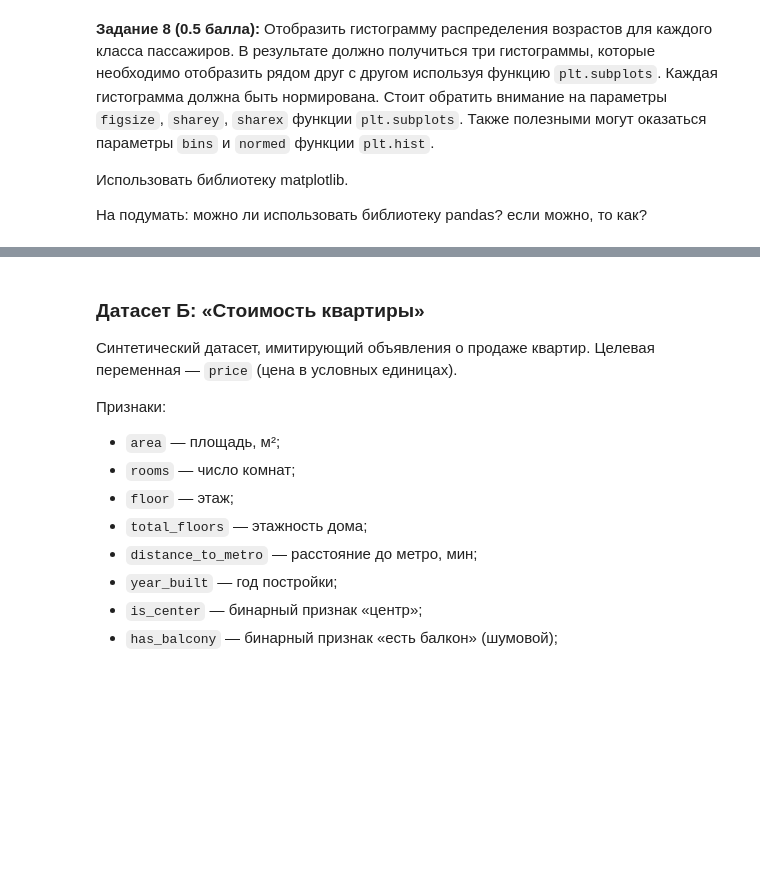
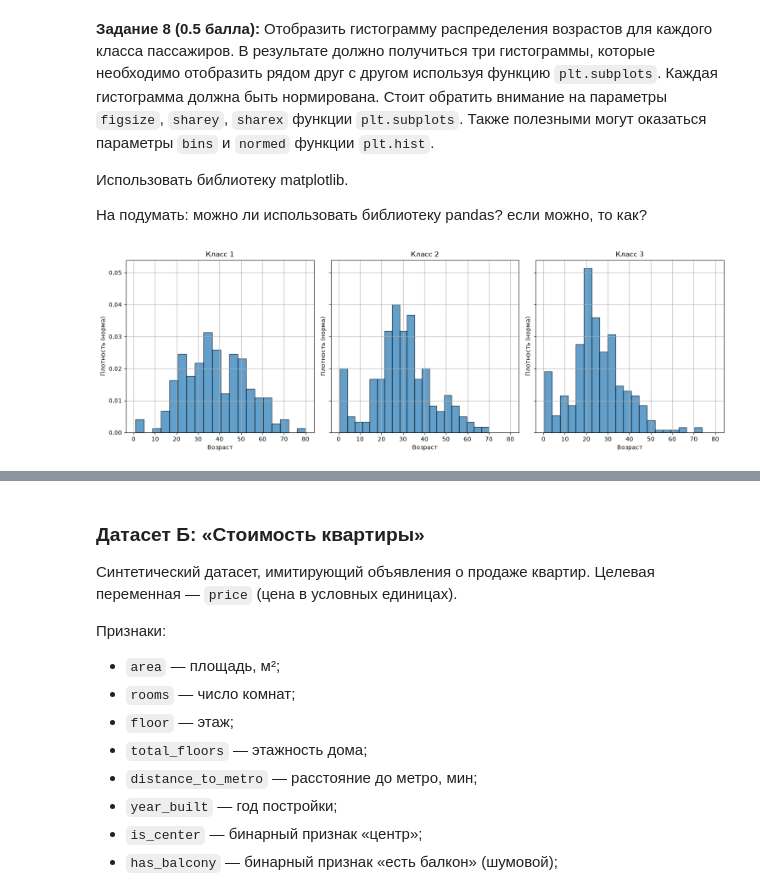
Before and after one commit to IrishinT/Lab_02_PythonForAI, a Jupyter notebook: Languages_for_AI__Python_ML_Lab02.ipynb, the cells around one changed output, grey strips where cells are left out. Saved outputs shown, nothing was run; the diff lists cells and outputs as text; code cells hidden in the pictures; blank space fills up the shorter version.

```diff
--- a/Languages_for_AI__Python_ML_Lab02.ipynb
+++ b/Languages_for_AI__Python_ML_Lab02.ipynb
@@ -150,0 +336,25 @@ __Задание 8 (0.5 балла):__ Отобразить гистограмм
+# %%
+import matplotlib.pyplot as plt
+import pandas as pd
+
+df = pd.read_csv("Titanic-Dataset.csv")
+
+# 3 графика в один ряд с общими осями X и Y
+fig, axes = plt.subplots(
+    1, 3, figsize=(15, 5), sharex=True, sharey=True
+)
+
+for pclass, ax in zip([1, 2, 3], axes):
+    ages = df[df["Pclass"] == pclass]["Age"].dropna()
+
+    # density=True нормализует гистограмму
+    ax.hist(ages, bins=20, density=True, edgecolor="black", alpha=0.7)
+    ax.set_title(f"Класс {pclass}")
+    ax.set_xlabel("Возраст")
+    ax.set_ylabel("Плотность (норма)")
+    ax.grid(True)
+
+plt.tight_layout()
+plt.show()
+# %% [output]
+[figure, added]
```
Also changed, not shown: parts of 19 cells of this notebook, 3 other files.
